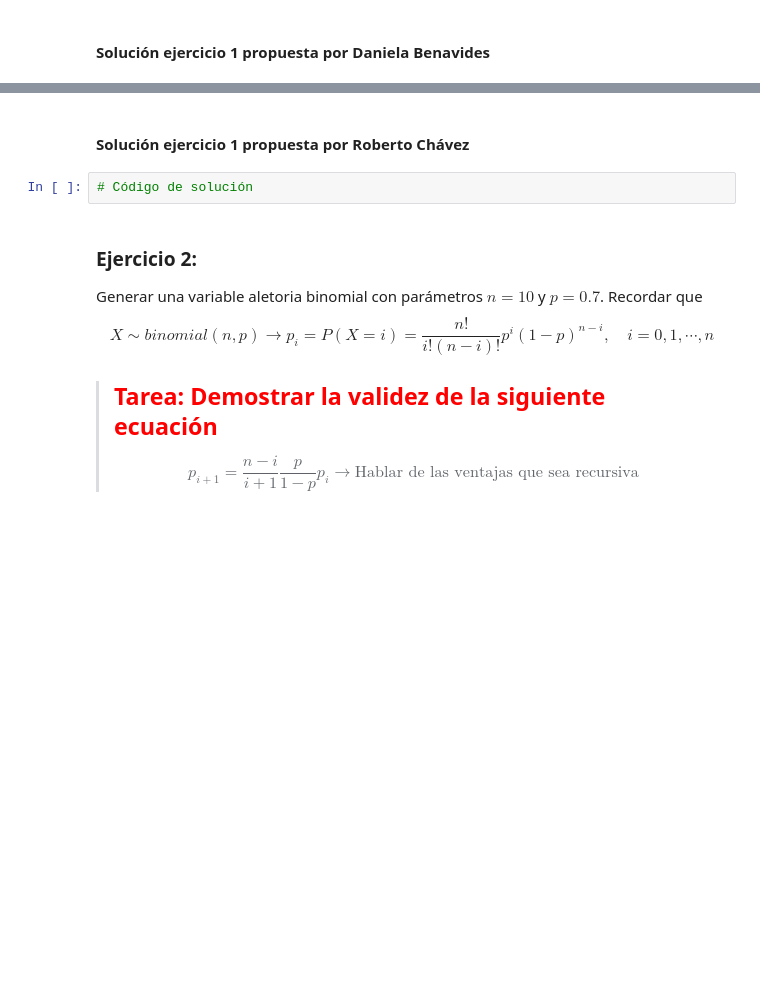
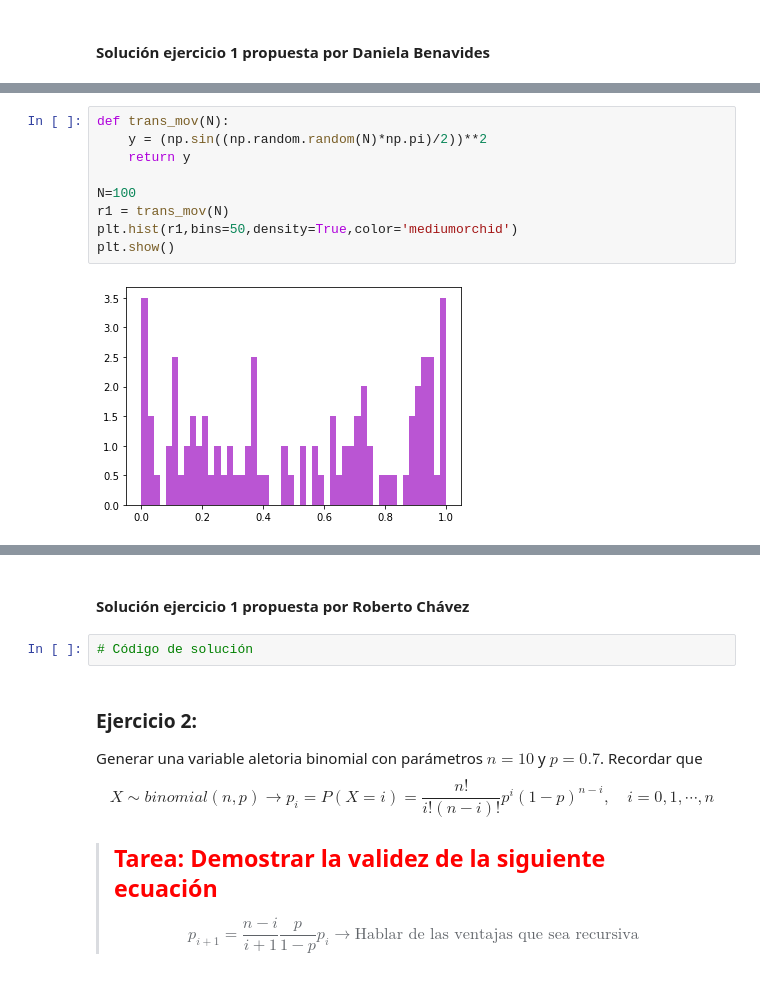
Before and after one commit to danielabenavides/Tarea4_DBenavides_RChavez, a Jupyter notebook: Tarea4.ipynb, the cells around one changed output, grey strips where cells are left out. Cells and saved outputs as stored; diff of their text form; blank space fills up the shorter version.

```diff
--- a/Tarea4.ipynb
+++ b/Tarea4.ipynb
@@ -30,0 +56,11 @@ from math import factorial as fac
+# %%
+def trans_mov(N):
+    y = (np.sin((np.random.random(N)*np.pi)/2))**2
+    return y
+
+N=100
+r1 = trans_mov(N)
+plt.hist(r1,bins=50,density=True,color='mediumorchid')
+plt.show()
+# %% [output]
+[figure, added]
```
Also changed, not shown: parts of 31 cells of this notebook.
